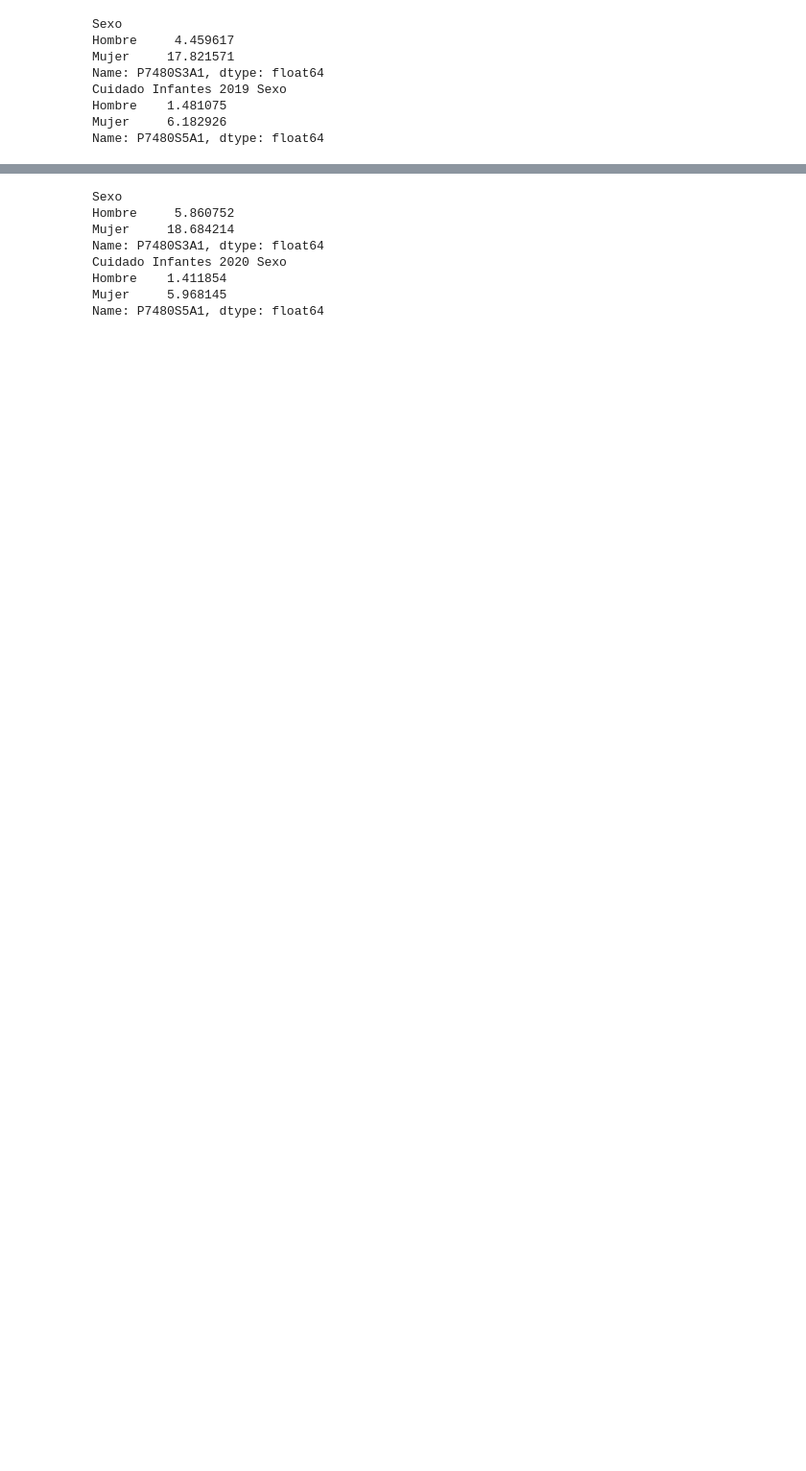
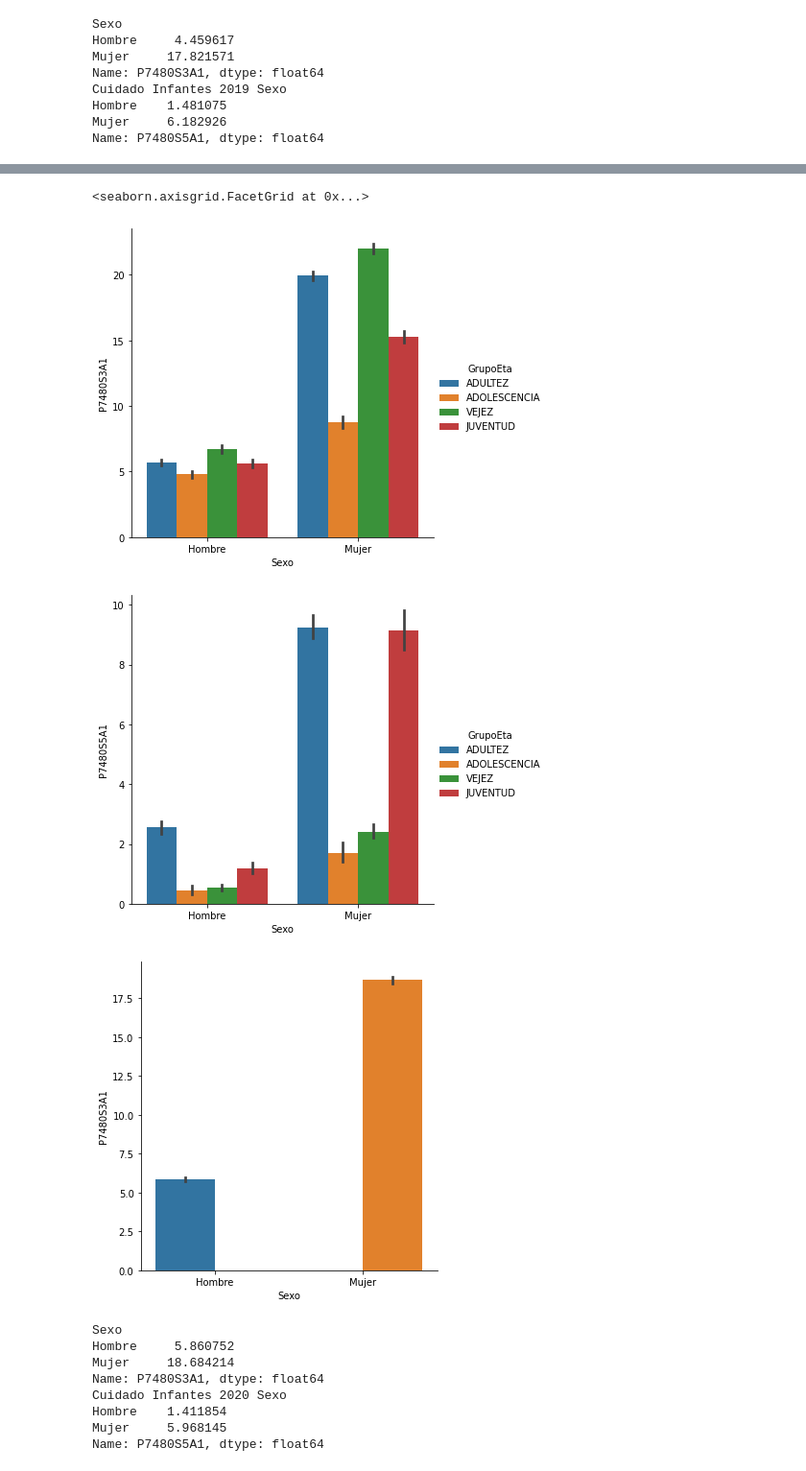
Before and after one commit to rptango/Equilibrio-Labores-Hogar, a Jupyter notebook: Equilibrio Hogares GEIH.ipynb, the cells around one changed output, grey strips where cells are left out. Shown: that part at 96% size. Drawn from its saved outputs; the diff is of its cells as text; code cells hidden in the pictures; blank space fills up the shorter version.

```diff
--- a/Equilibrio Hogares GEIH.ipynb
+++ b/Equilibrio Hogares GEIH.ipynb
@@ -128,3 +154,17 @@ Name: P7480S5A1, dtype: float64
+# %%
+#Labores Hogar Noviembre 2020
+sns.catplot(x="Sexo", y="P7480S3A1", hue="GrupoEta", kind="bar", data=df_2020)
+
+# Cuidado Infantes
+sns.catplot(x="Sexo", y="P7480S5A1", hue="GrupoEta", kind="bar", data=df_2020)
+
+#Cuidado Infates por Sexo
+sns.catplot(x="Sexo", y="P7480S3A1", hue="Sexo", kind="bar", data=df_2020)
+# %% [output]
+<seaborn.axisgrid.FacetGrid at 0x...>
+[figure, added]
+[figure, added]
+[figure, added]
 # %%
 #Post Pandemia
 print(df_2020.groupby('Sexo')['P7480S3A1'].mean())
```
Also changed, not shown: parts of 13 cells of this notebook.
